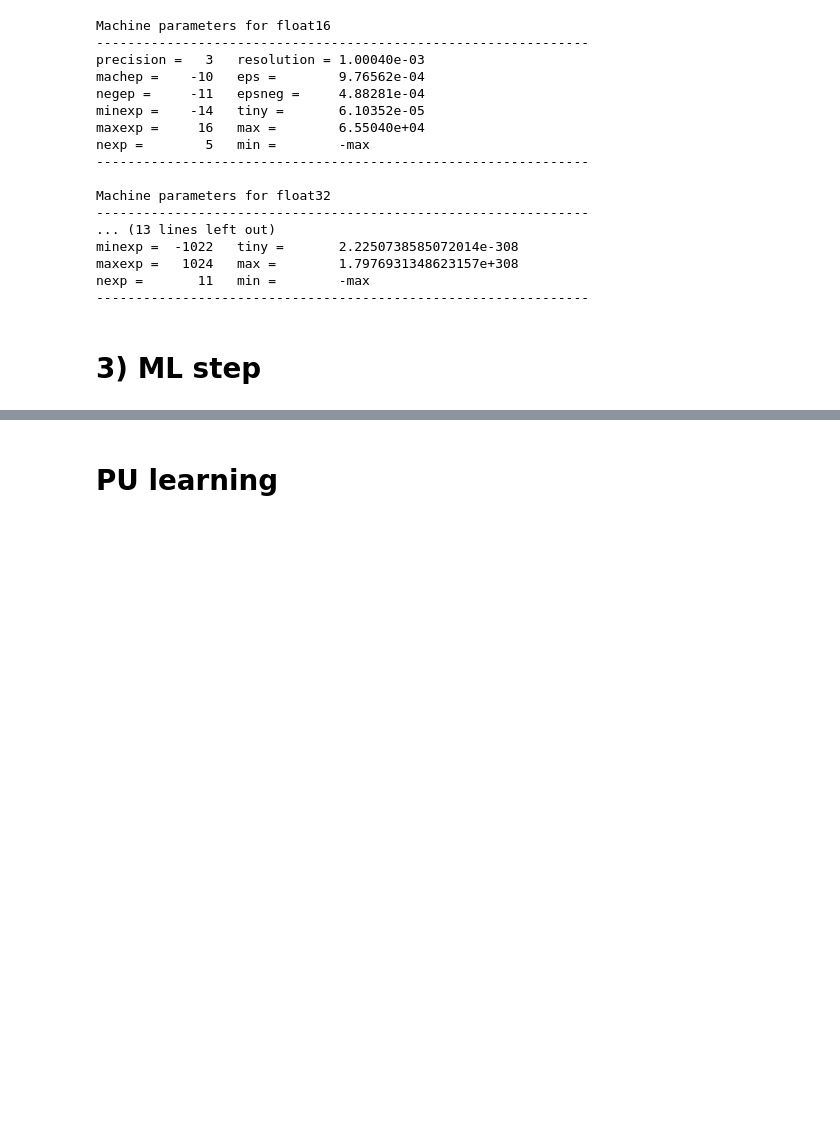
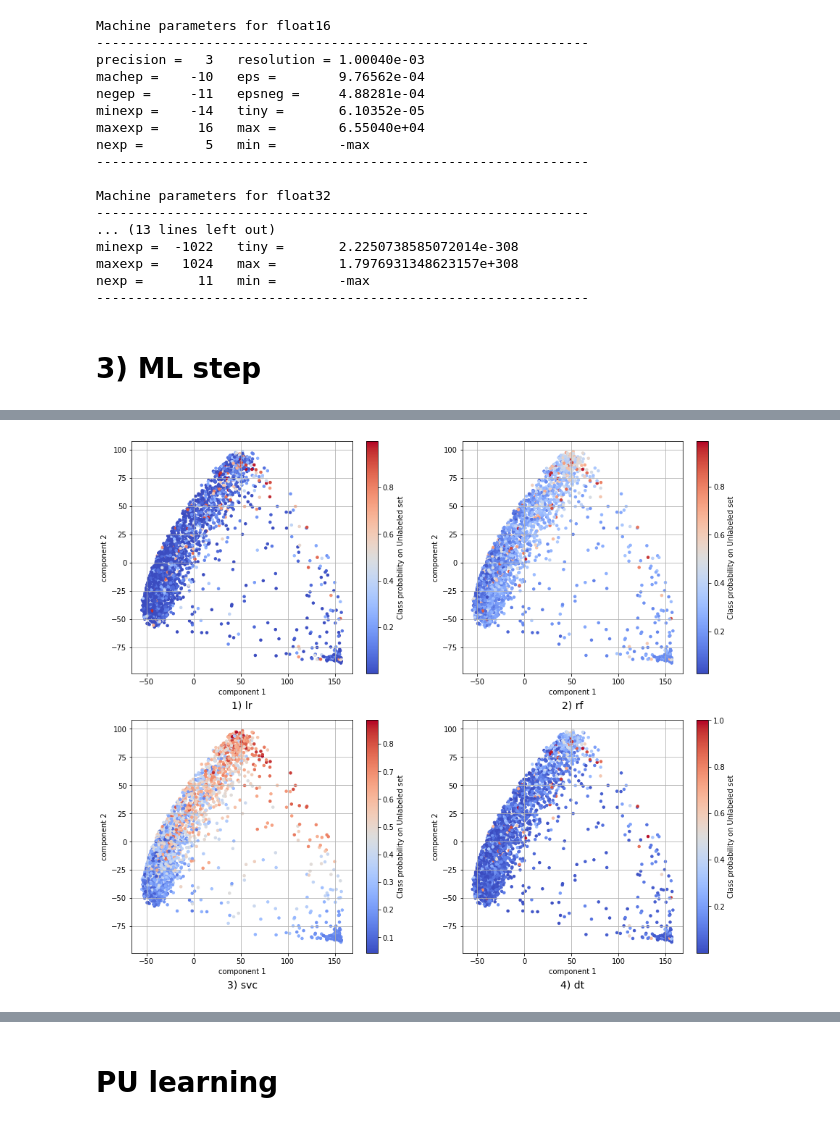
Before and after one commit to faramer86/GPrior, a Jupyter notebook: PUL.ipynb, the cells around one changed output, grey strips where cells are left out. Cells and saved outputs as stored; diff of their text form; code cells hidden in the pictures; blank space fills up the shorter version.

```diff
--- a/PUL.ipynb
+++ b/PUL.ipynb
@@ -350,0 +329,7 @@ RandomForestClassifier(bootstrap=True, class_weight=None, criterion='entropy',
+# %%
+parameters_lr = best_parameters(lr, new_X_train, new_y_train, PARAM_DIST_LR)
+lr.set_params(C = parameters_lr['C'],
+              penalty = parameters_lr['penalty'])
+
+# Best Parameters using grid search:
+#  {'C': 46.41588833612773, 'penalty': 'l1'}
@@ -350,0 +520,17 @@ RandomForestClassifier(bootstrap=True, class_weight=None, criterion='entropy',
+# %%
+from sklearn.svm import SVC
+from sklearn.linear_model import LogisticRegression
+from sklearn.tree import DecisionTreeClassifier
+from sklearn.ensemble import RandomForestClassifier
+
+models = ['lr', 'rf', 'svc', 'dt'] # , 'LR':lr, 'XGB':xgb, 'SVC':svc
+
+plot_dfs = {'lr_results':0,
+            'rf_results':0,
+            'svc_results':0,
+            'dt_results':0}
+
+for model in models:
+    predicted_y = final_output(pd.DataFrame(x), y, model)['Average_prob']
+    plot_dfs[f'{model}_results'] = pd.DataFrame({"true_y":y,
+                                               "predicted_y":predicted_y})
@@ -350,0 +732,23 @@ RandomForestClassifier(bootstrap=True, class_weight=None, criterion='entropy',
+# %%
+from sklearn.decomposition import PCA
+import itertools
+
+pca = PCA(9)  # project from 64 to 2 dimensions
+projected = pca.fit_transform(x)
+# %%
+fig = plt.figure(figsize=(15, 13))
+models = ['lr', 'rf', 'svc', 'dt']
+
+for i, name in zip(range(5), models):
+    ax1 = fig.add_subplot(221 + i)
+    sp= ax1.scatter(projected[:,0], projected[:, 1], c=plot_dfs[f'{name}_results']['predicted_y'],
+                linewidth=1, s=12, alpha=1, cmap=plt.cm.get_cmap('coolwarm'), label='unlabeled')
+    plt.grid()
+    plt.xlabel(f'component {1}')
+    plt.ylabel(f'component {2}')
+    plt.colorbar(sp, label='Class probability on Unlabeled set')
+    ax1.text(0.5,-0.15, f"{i+1}) {name}", size=14, ha="center",
+         transform=ax1.transAxes)
+fig.savefig('scz_comparison.pdf')
+# %% [output]
+[figure, added]
```
Also changed, not shown: parts of 123 cells of this notebook, 7 other files.
